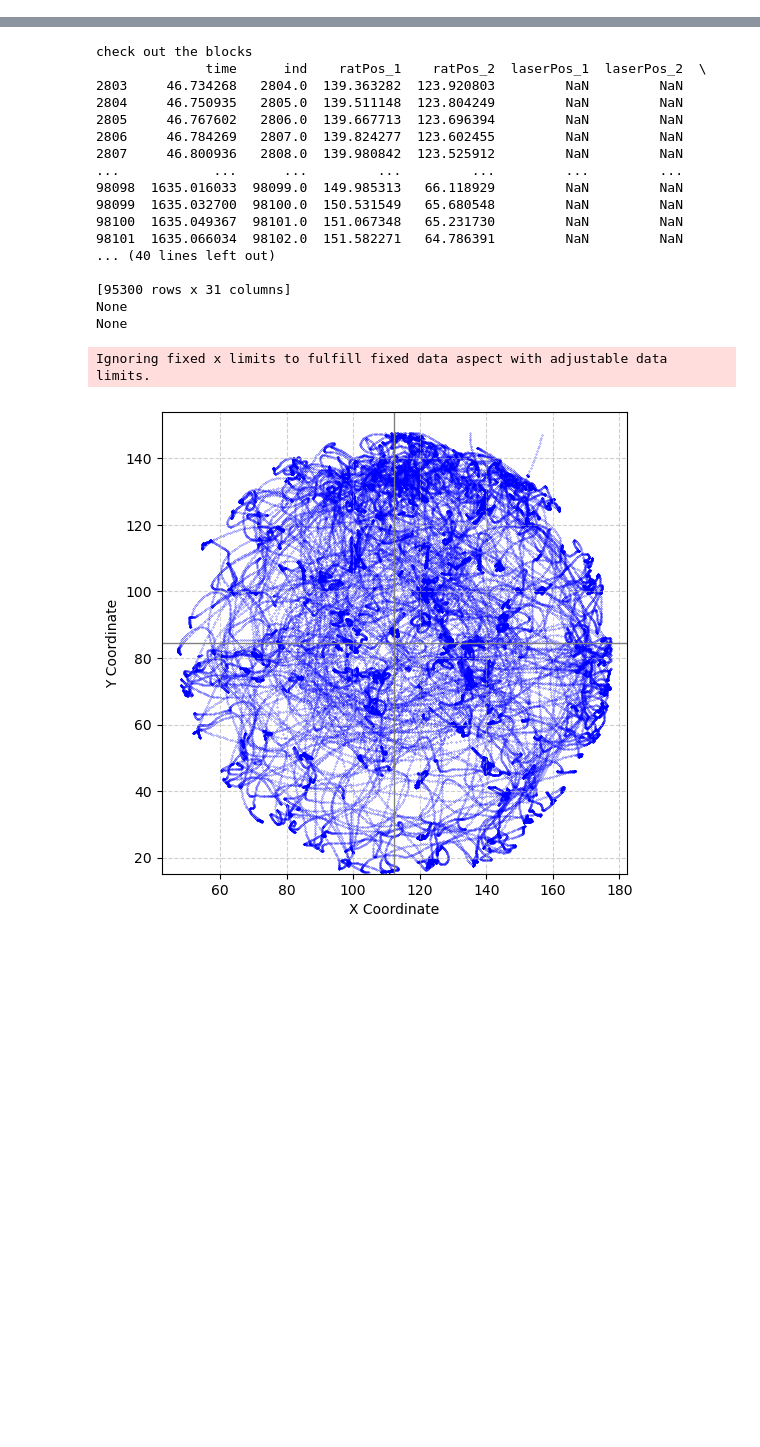
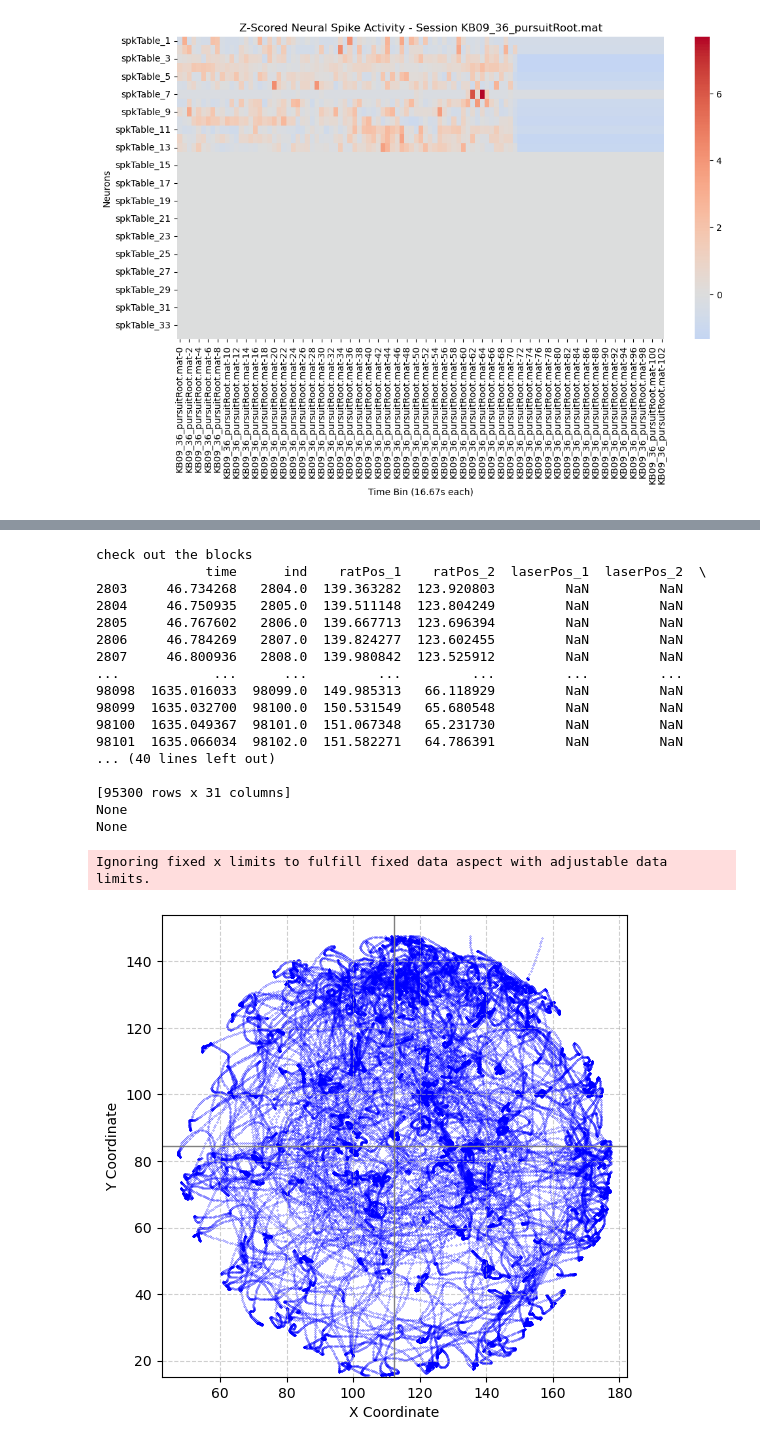
Before and after one commit to bigbrainmay/pursuit, a Jupyter notebook: May.ipynb, the cells around one changed output, grey strips where cells are left out. Cells and saved outputs as stored; diff of their text form; code cells hidden in the pictures; blank space fills up the shorter version.

```diff
--- a/May.ipynb
+++ b/May.ipynb
@@ -86,10 +137,0 @@ pursuit_df['KB20_09_pursuitRoot.mat'].head()
-# %%
-#extract start and end indices of the trial blocks from the 'blocks' column
-#FE = free explore block, pursuit = pursuit block
-
-ca1_directory['FE1_start'] = ca1_directory.blocks.apply(lambda x: x[0][0])
-ca1_directory['FE1_end'] = ca1_directory.blocks.apply(lambda x: x[0][1])
-ca1_directory['pursuit_start'] = ca1_directory.blocks.apply(lambda x: x[1][0])
-ca1_directory['pursuit_end'] = ca1_directory.blocks.apply(lambda x: x[1][1])
-ca1_directory['FE2_start'] = ca1_directory.blocks.apply(lambda x: x[2][0])
-ca1_directory['FE2_end'] = ca1_directory.blocks.apply(lambda x: x[2][1])
@@ -126,0 +355,72 @@ print(indices)
+# %%
+import pandas as pd
+import numpy as np
+import seaborn as sns
+import matplotlib.pyplot as plt
+from scipy.stats import zscore
+
+### 1️⃣ LOAD & FILTER YOUR DATA ###
+# 🛠 EDIT: Ensure your dataset has the required columns
+df = all_regions_data[(all_regions_data["region"] == "CA3") & (all_regions_data["trial_block"] == "pursuit")].copy()
+
+# 🛠 EDIT: Ensure necessary columns exist
+if "time" not in df.columns or "trial_block" not in df.columns or "region" not in df.columns:
+    raise ValueError("Dataset must have 'time', 'trial_block', and 'region' columns!")
+
+# 🛠 EDIT: Detect spike table columns automatically
+spike_columns = [col for col in df.columns if "spkTable" in col]
+
+### 2️⃣ NORMALIZE TIME PER SESSION ###
+# Ensure sessFile is treated as a category to avoid issues
+df["sessFile"] = df["sessFile"].astype("category")
+
+# Compute start time per session and normalize time
+df["time"] = df["time"].astype("float64")  # Convert time to float64
+df["start_time"] = df.groupby("sessFile")["time"].transform("min")
+df["normalized_time"] = df["time"] - df["start_time"]
+
+
+# 🛠 EDIT: If time is in milliseconds, divide by 1000 before normalization
+# df["normalized_time"] = (df["time"] / 1000) - df.groupby("sessFile")["time"].transform("min")
+
+### 3️⃣ CREATE TIME BINS (16.67s) ###
+bin_width = 16.67  # Time bin size in seconds
+df["time_bin"] = (df["normalized_time"] // bin_width).astype(int)
+
+### 4️⃣ AGGREGATE SPIKE COUNTS PER TIME BIN ###
+# Convert spike data to integers, replacing NaNs with 0
+df[spike_columns] = df[spike_columns].fillna(0).astype(int)
+
+# Group by "sessFile" and "time_bin" to avoid mixing sessions
+df_binned = df.groupby(["sessFile", "time_bin"])[spike_columns].sum()
+
+### 5️⃣ APPLY Z-SCORE NORMALIZATION PER NEURON, PER SESSION ###
+# Ensure z-score works even if variance is 0
+df_zscored = df_binned.groupby("sessFile").apply(lambda x: x.apply(lambda col: zscore(col, nan_policy="omit") if col.std() > 0 else col, axis=0))
+
+# Verify results
+print(df_zscored.head())
+
+### 6️⃣ PLOT HEATMAP FOR EACH SESSION ###
+for session in df["sessFile"].unique():
+    session_data = df_zscored.loc[session]  # Get session-specific data
+
+    plt.figure(figsize=(12, 6))
+    sns.heatmap(session_data.T, cmap="coolwarm", center=0, cbar=True)
+    plt.xlabel("Time Bin (16.67s each)")
+    plt.ylabel("Neurons")
+    plt.title(f"Z-Scored Neural Spike Activity - Session {session}")
+    plt.show()
+
+### 7️⃣ OPTIONAL: RASTER PLOT (SPIKES OVER TIME) ###
+plt.figure(figsize=(12, 6))
+
+for neuron in spike_columns:
+    neuron_data = df[df[neuron] > 0]  # Get rows where spikes occurred
+    plt.scatter(neuron_data["normalized_time"], np.full(len(neuron_data), neuron), s=2, color="black")
+
+plt.xlabel("Time (s) Relative to Session Start")
+plt.ylabel("Neurons")
+plt.title("Spike Raster Plot")
+plt.show()
+# %% [output]
@@ -126,0 +444 @@ print(indices)
+[figure, added]
```
Also changed, not shown: parts of 12 cells of this notebook, 2 other files.
